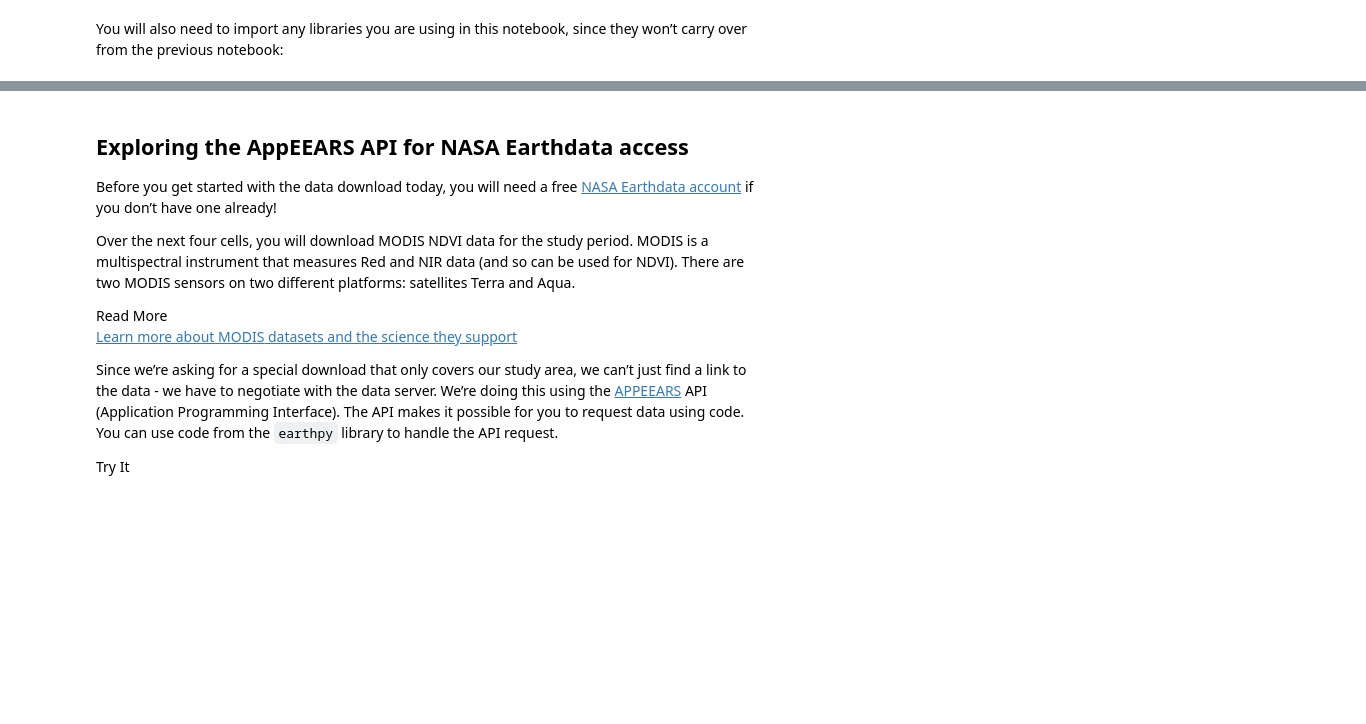
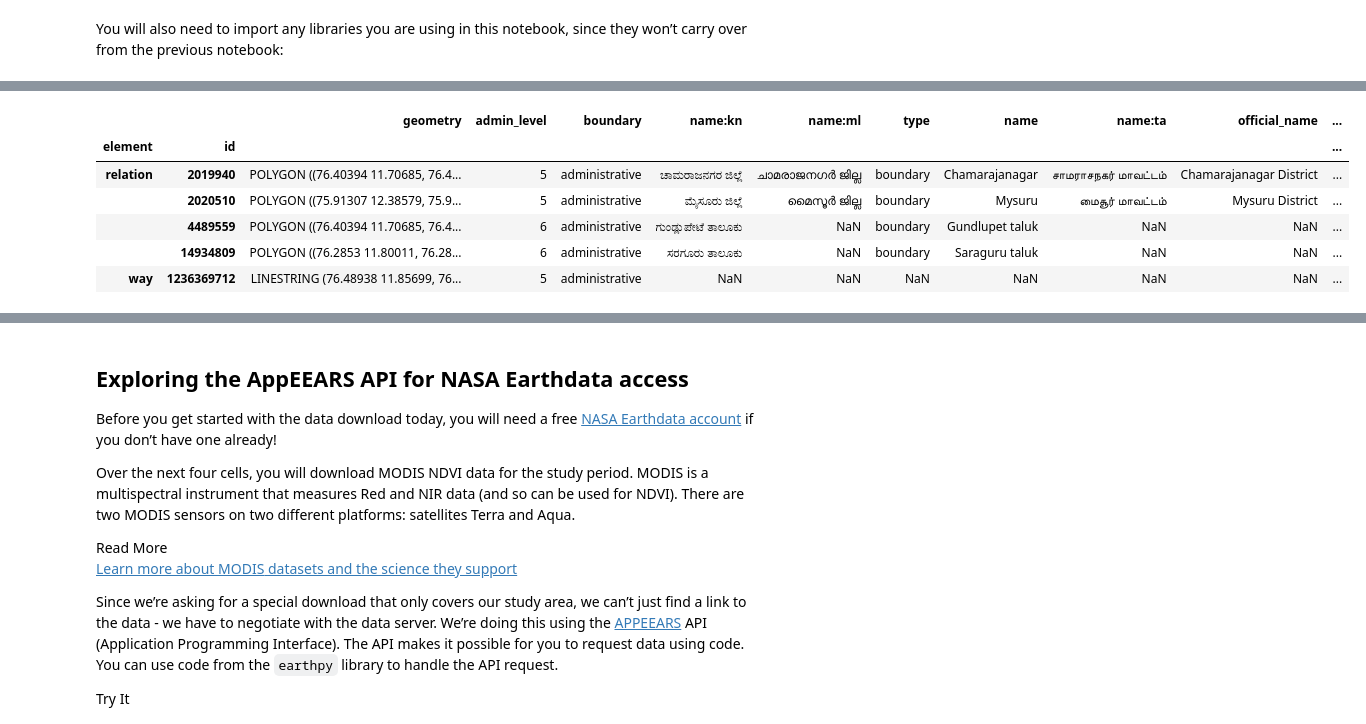
Before and after one commit to git-gauravchakrabarty/02-vegetation-git-gauravchakrabarty, a Jupyter notebook: notebooks/vegetation-92-download-ndvi.ipynb, the cells around one changed output, grey strips where cells are left out. Drawn from its saved outputs; the diff is of its cells as text; code cells hidden in the pictures; blank space fills up the shorter version.

```diff
--- a/notebooks/vegetation-92-download-ndvi.ipynb
+++ b/notebooks/vegetation-92-download-ndvi.ipynb
@@ -39,0 +52,15 @@ import xarray as xr
+# %%
+# Search for your site
+bandipur_gdf = osm.features_from_address(
+    'Bandipur National park, India',
+    {'boundary':'administrative'},
+    dist=1000)
+bandipur_gdf
+# %% [output]
+|  |  | geometry | admin_level | boundary | name:kn | name:ml | type | name | name:ta | official_name | ... |
+| element | id |  |  |  |  |  |  |  |  |  | ... |
+| relation | 2019940 | POLYGON ((76.40394 11.70685, 76.4... | 5 | administrative | ಚಾಮರಾಜನಗರ ಜಿಲ್ಲೆ | ചാമരാജനഗർ ജില്ല | boundary | Chamarajanagar | சாமராசநகர் மாவட்டம் | Chamarajanagar District | ... |
+|  | 2020510 | POLYGON ((75.91307 12.38579, 75.9... | 5 | administrative | ಮೈಸೂರು ಜಿಲ್ಲೆ | മൈസൂർ ജില്ല | boundary | Mysuru | மைசூர் மாவட்டம் | Mysuru District | ... |
+|  | 4489559 | POLYGON ((76.40394 11.70685, 76.4... | 6 | administrative | ಗುಂಡ್ಲುಪೇಟೆ ತಾಲೂಕು | NaN | boundary | Gundlupet taluk | NaN | NaN | ... |
+|  | 14934809 | POLYGON ((76.2853 11.80011, 76.28... | 6 | administrative | ಸರಗೂರು ತಾಲೂಕು | NaN | boundary | Saraguru taluk | NaN | NaN | ... |
+| way | 1236369712 | LINESTRING (76.48938 11.85699, 76... | 5 | administrative | NaN | NaN | NaN | NaN | NaN | NaN | ... |
```
Also changed, not shown: parts of 3 cells of this notebook, 5 other files.
